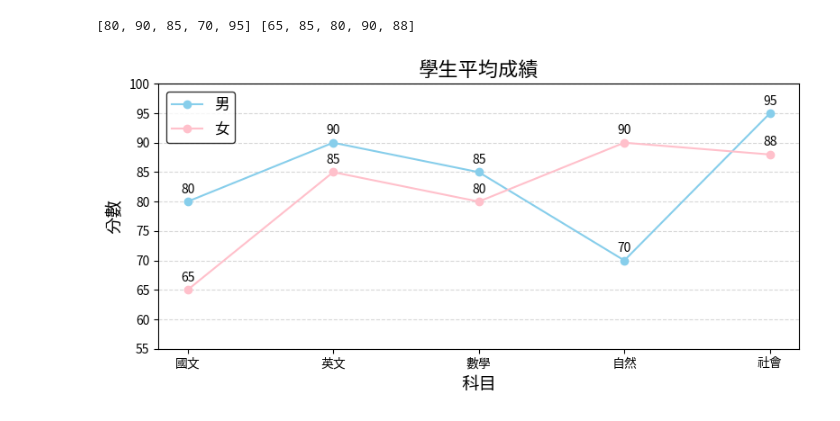
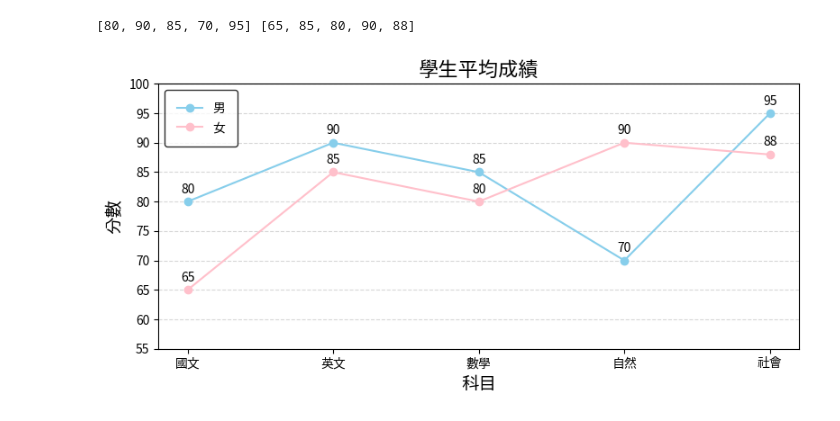
Before and after one commit to Eraylee27/2025_06_30, a Jupyter notebook: lesson14/lesson14_2.ipynb, the cells around one changed output. Saved outputs shown, nothing was run; the diff lists cells and outputs as text; code cells hidden in the pictures.

```diff
--- a/lesson14/lesson14_2.ipynb
+++ b/lesson14/lesson14_2.ipynb
@@ -10,32 +10,33 @@ import matplotlib.pyplot as plt
 # 來源資料
 student1 = {'國文': 80, '英文': 90, '數學': 85, '自然': 70, '社會': 95}
 student2 = {'國文': 65, '英文': 85, '數學': 80, '自然': 90, '社會': 88}
 subjects = list(student1.keys())
 scores1 = list(student1.values())
 scores2 = list(student2.values())
 print(scores1, scores2)
 #建立圖形和軸
 figure = plt.figure(figsize=(8, 4),dpi=100, facecolor='w', edgecolor='c')
 axes = figure.add_subplot(1,1,1)
 axes.plot(subjects, scores1, marker='o', label='男', color='skyblue')
 axes.plot(subjects, scores2, marker='o', label='女', color='pink')
 axes.set_title('學生平均成績', fontsize=16)
 axes.set_xlabel('科目', fontsize=14)
 axes.set_ylabel('分數', fontsize=14)
-axes.legend(loc='best', fontsize=12,edgecolor='k', facecolor='w')
+#legend,default位置調整
+axes.legend(loc='upper left', fontsize=10,edgecolor='black', facecolor='w',borderpad=1,)
 #顯示背景網格
 axes.grid(True, linestyle='--', alpha=0.5,axis="y")
 #marker上顯示學生分數
 for i, score in enumerate(scores1):
     axes.text(i, score + 1, str(score), ha='center', va='bottom', fontsize=10)
 for i, score in enumerate(scores2):
     axes.text(i, score + 1, str(score), ha='center', va='bottom', fontsize=10)
 #marker上顯示學生分數,超過圖形範圍,將圖形範圍調整
 #設定y軸範圍,(使用原有的最大值和最小值,各增加5)
 axes.set_ylim(min(min(scores1), min(scores2)) - 10, max(max(scores1), max(scores2)) + 5)
 #顯示圖形
 plt.tight_layout()  # 自動調整子圖參數以適應圖形
 plt.show()
 # %% [output]
 [80, 90, 85, 70, 95] [65, 85, 80, 90, 88]
-[figure, old version]
+[figure, new version]
```
